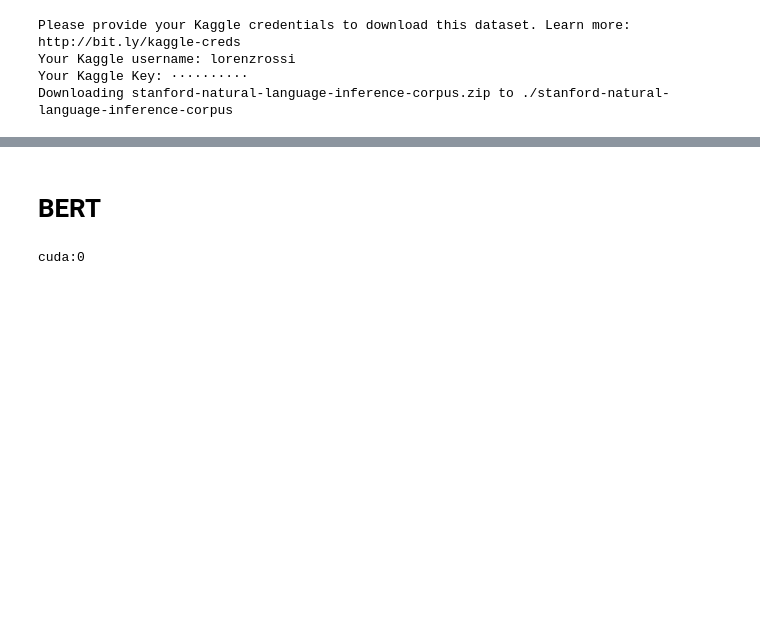
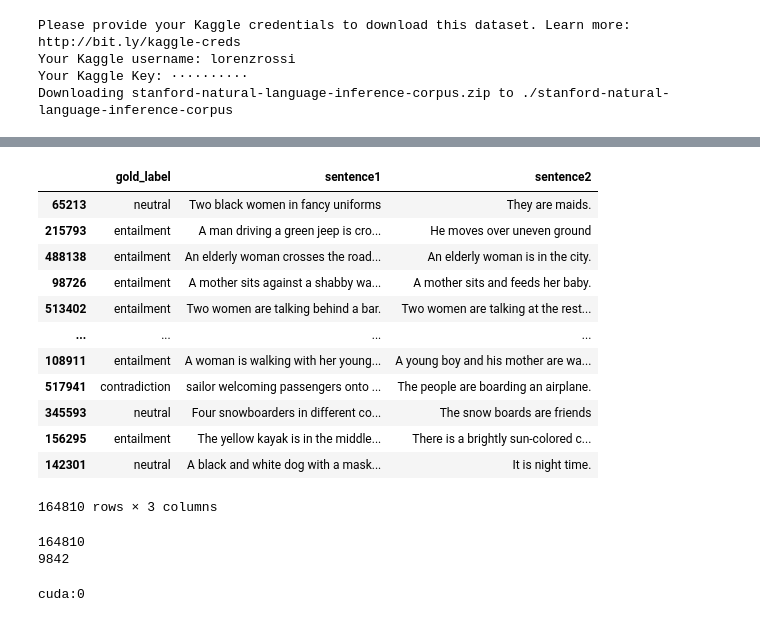
Before and after one commit to lorenzrossi/InfoRet_SemanticSimilarity, a Jupyter notebook: InfoRet_Semantic_Similarity_BERT.ipynb, the cells around one changed output, grey strips where cells are left out. Saved outputs shown, nothing was run; the diff lists cells and outputs as text; code cells hidden in the pictures; blank space fills up the shorter version.

Commit message:
BERT MODEL

```diff
--- a/InfoRet_Semantic_Similarity_BERT.ipynb
+++ b/InfoRet_Semantic_Similarity_BERT.ipynb
@@ -393,2 +125,39 @@ test_data, test_sampler, test_dataloader = dataset.convert_data_to_tensor_datase
-# %% [markdown]
-# BERT
+# %%
+# import the files
+
+train_df = pd.read_csv(os.path.join(dataset_folder, "snli_1.0_train.csv"))
+val_df = pd.read_csv(os.path.join(dataset_folder, "snli_1.0_dev.csv"))
+# %%
+# eliminate any '-' label and null sentence in both train and val test
+
+train_df['sentence1'] = train_df['sentence1'].astype(str)
+train_df['sentence2'] = train_df['sentence2'].astype(str)
+
+val_df['sentence1'] = val_df['sentence1'].astype(str)
+val_df['sentence2'] = val_df['sentence2'].astype(str)
+
+train_df = train_df[(train_df['sentence1'].str.split().str.len() > 0) & (train_df['sentence2'].str.split().str.len() > 0)]
+val_df = val_df[(val_df['sentence1'].str.split().str.len() > 0) & (val_df['sentence2'].str.split().str.len() > 0)]
+
+train_df = train_df[['gold_label', 'sentence1', 'sentence2']][train_df['gold_label'] != '-']
+val_df = val_df[['gold_label', 'sentence1', 'sentence2']][val_df['gold_label'] != '-']
+# %%
+# subsample train set for computational costs
+
+train_df = train_df.sample(frac=0.3)
+# %%
+train_df
+# %% [output]
+|  | gold_label | sentence1 | sentence2 |
+| 65213 | neutral | Two black women in fancy uniforms | They are maids. |
+| 215793 | entailment | A man driving a green jeep is cro... | He moves over uneven ground |
+| 488138 | entailment | An elderly woman crosses the road... | An elderly woman is in the city. |
+| 98726 | entailment | A mother sits against a shabby wa... | A mother sits and feeds her baby. |
+| 513402 | entailment | Two women are talking behind a bar. | Two women are talking at the rest... |
+| ... | ... | ... | ... |
+| 108911 | entailment | A woman is walking with her young... | A young boy and his mother are wa... |
+| 517941 | contradiction | sailor welcoming passengers onto ... | The people are boarding an airplane. |
+| 345593 | neutral | Four snowboarders in different co... | The snow boards are friends |
+| 156295 | entailment | The yellow kayak is in the middle... | There is a brightly sun-colored c... |
+| 142301 | neutral | A black and white dog with a mask... | It is night time. |
+164810 rows × 3 columns
@@ -394,0 +241,5 @@ test_data, test_sampler, test_dataloader = dataset.convert_data_to_tensor_datase
+# %%
+dataset = SNLIDataset(train_df, val_df)
+# %% [output]
+164810
+9842
```
Also changed, not shown: parts of 21 cells of this notebook.
